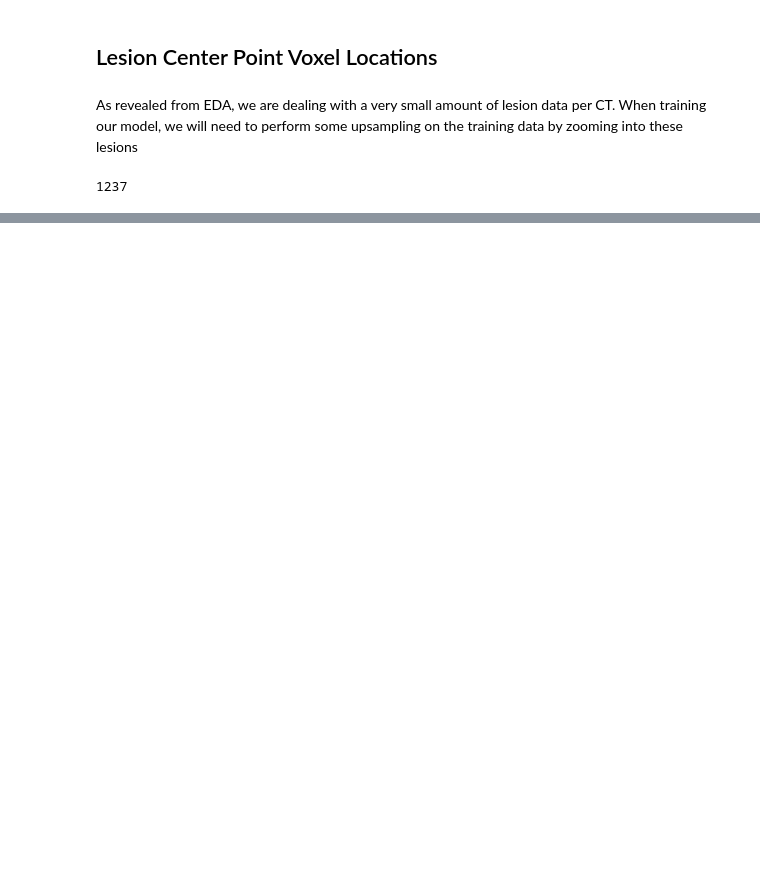
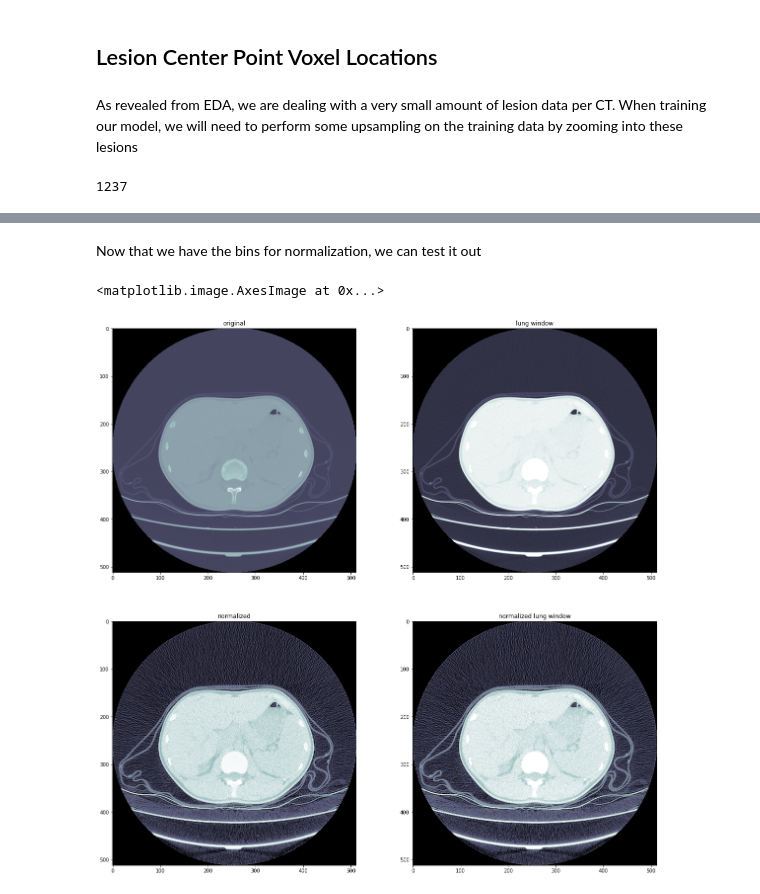
Before and after one commit to peterbacalso/covid_CT_lung_lesion_segmentation, a Jupyter notebook: notebooks/meta_setup.ipynb, the cells around one changed output, grey strips where cells are left out. Saved outputs shown, nothing was run; the diff lists cells and outputs as text; code cells hidden in the pictures; blank space fills up the shorter version.

```diff
--- a/notebooks/meta_setup.ipynb
+++ b/notebooks/meta_setup.ipynb
@@ -174,0 +207,34 @@ df_lesion_coords.head()
+# %%
+bins = array_freqhist_bins(samples)
+bins_lung_window = array_freqhist_bins(samples_lung_window)
+# %%
+with open('../bins.pkl', 'wb') as handle:
+    pickle.dump(bins, handle)
+with open('../bins_lung_window.pkl', 'wb') as handle:
+    pickle.dump(bins_lung_window, handle)
+# %%
+with open('../bins.pkl', 'rb') as handle:
+    bins = pickle.load(handle)
+with open('../bins_lung_window.pkl', 'rb') as handle:
+    bins_lung_window = pickle.load(handle)
+# %% [markdown]
+Now that we have the bins for normalization, we can test it out
+# %%
+img = samples[0][0]
+img_lung_window = samples_lung_window[0][0]
+img_normalized = hist_scaled(img, bins)
+img_lung_window_normalized = hist_scaled(img_lung_window, bins_lung_window)
+# %%
+cmap='bone'
+fig, ax = plt.subplots(2, 2, figsize=(20,20))
+ax[0][0].set_title('original')
+ax[0][1].set_title('lung window')
+ax[1][0].set_title('normalized')
+ax[1][1].set_title('normalized lung window')
+ax[0][0].imshow(img, cmap=cmap)
+ax[0][1].imshow(img_lung_window, cmap=cmap)
+ax[1][0].imshow(img_normalized, cmap=cmap)
+ax[1][1].imshow(img_lung_window_normalized, cmap=cmap)
+# %% [output]
+<matplotlib.image.AxesImage at 0x...>
+[figure, added]
```
Also changed, not shown: parts of 9 cells of this notebook, 7 other files.
